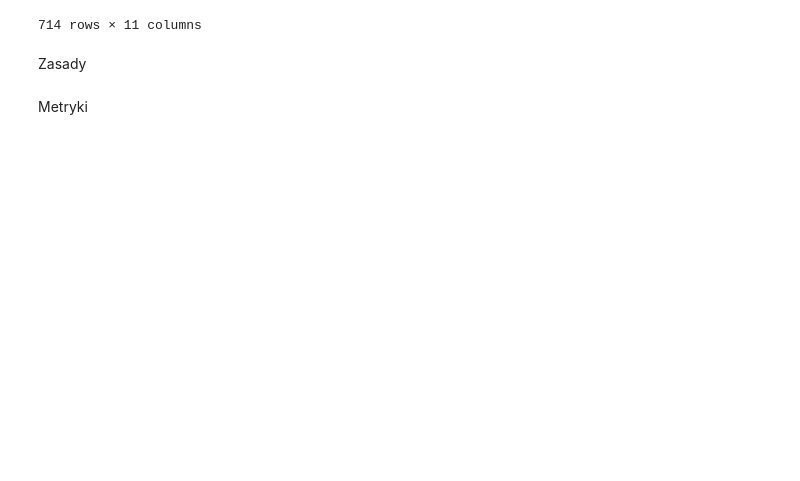
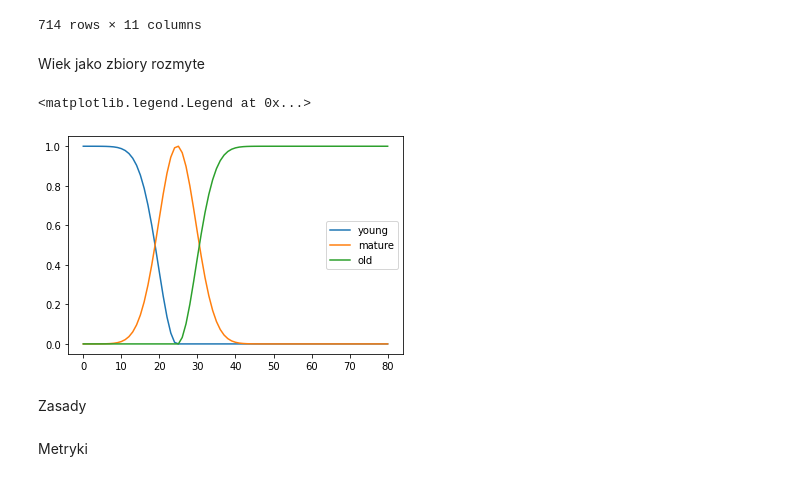
Before and after one commit to ProtossLuigi/studia-mag, a Jupyter notebook: rozmyte/zad1/fuzzy_classification.ipynb, the cells around one changed output. Saved outputs shown, nothing was run; the diff lists cells and outputs as text; code cells hidden in the pictures; blank space fills up the shorter version.

Commit message:
updated rozmyte zad1

```diff
--- a/rozmyte/zad1/fuzzy_classification.ipynb
+++ b/rozmyte/zad1/fuzzy_classification.ipynb
@@ -24,3 +25,5 @@ data
 | 890 | 1 | 1 | Behr, Mr. Karl Howell | male | 26.0 | 0 | 0 | 111369 | 30.0000 | C148 | ... |
 | 891 | 0 | 3 | Dooley, Mr. Patrick | male | 32.0 | 0 | 0 | 370376 | 7.7500 | NaN | ... |
 714 rows × 11 columns
+# %% [markdown]
+Wiek jako zbiory rozmyte
@@ -27,3 +40,11 @@ data
+# %%
+plt.plot(young_age, label='young')
+plt.plot(middle_age, label='mature')
+plt.plot(old_age, label='old')
+plt.legend()
+# %% [output]
+<matplotlib.legend.Legend at 0x...>
+[figure, added]
 # %% [markdown]
 Zasady
 # %%
```
Also changed, not shown: parts of 6 cells of this notebook.
